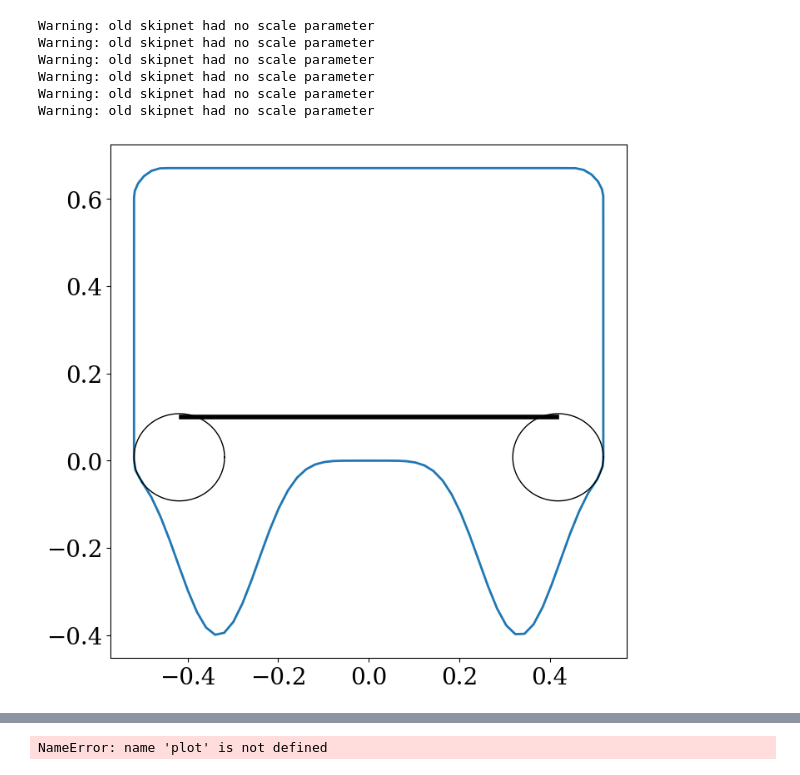
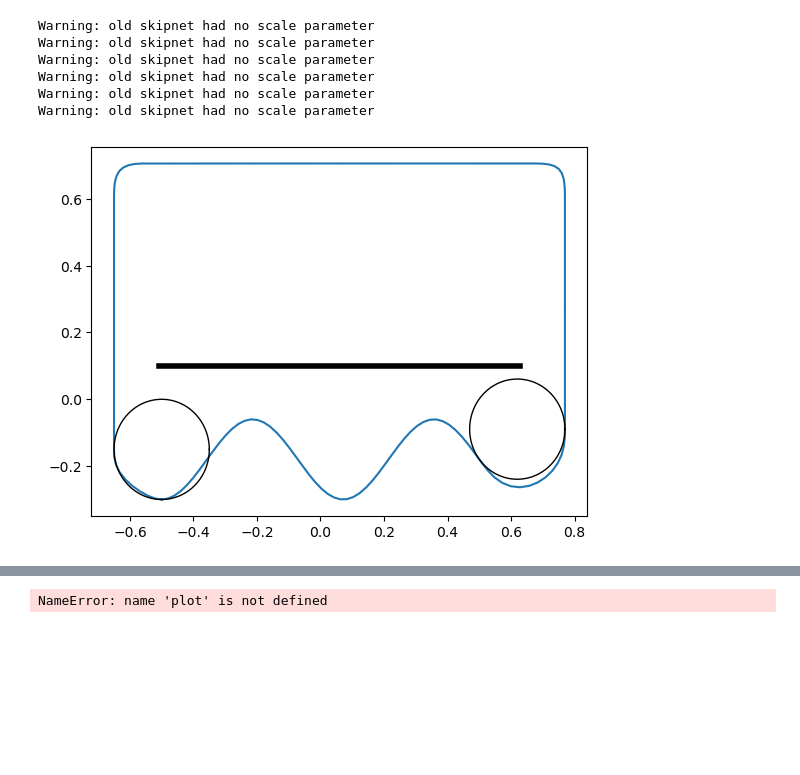
Before and after one commit to emastr/deep-micro-slip-model, a Jupyter notebook: notebooks/part30_paper_runs/test_eval/part33_step3_confidence_interval_general.ipynb, the cells around one changed output, grey strips where cells are left out. Drawn from its saved outputs; the diff is of its cells as text; code cells hidden in the pictures; blank space fills up the shorter version.

Commit message:
mesh plot

```diff
--- a/notebooks/part30_paper_runs/test_eval/part33_step3_confidence_interval_general.ipynb
+++ b/notebooks/part30_paper_runs/test_eval/part33_step3_confidence_interval_general.ipynb
@@ -59,46 +59,49 @@ from boundary_solvers.geometry import RoundedMicroGeomGenericV2, RoundedMicroGeo
 
 _2np = lambda x: x.cpu().detach().numpy()
 
-eps = 0.2
-k = 3.0/0.5
-shift = 0.0*np.pi
-kx = 4.0/0.5
-epsx = 0.1
-func1 = lambda x: x/(0.5*np.pi) - 0.5 - 1j*((1.+np.cos(x*k)))*eps + np.sin((x+shift)*kx)*epsx
-dfunc1 = lambda x: 1/(0.5*np.pi) + 1j*k*np.sin(x*k)*eps + kx*np.cos((x+shift)*kx)*epsx
-ddfunc1 = lambda x: 0.*x + 1j*k**2*np.cos(x*k)*eps - kx**2*np.sin((x+shift)*kx)*epsx
+eps1 = 0.12
+k1 = 3.5/0.5
+func1 = lambda x: x/(0.5*np.pi) - 0.5 - 1j*((1.5+np.cos(x*k1)))*eps1
+dfunc1 = lambda x: 1/(0.5*np.pi) + 1j*k1*np.sin(x*k1)*eps1
+ddfunc1 = lambda x: 0.*x + 1j*k1**2*np.cos(x*k1)*eps1
 
 
 #func = lambda x: x/(0.5*np.pi) - 0.5 + 1j*(-1.0-np.cos(x*k))*eps
 #dfunc = lambda x: 1/(0.5*np.pi) + 1j*k*np.sin(x*k)*eps
 #ddfunc = lambda x: 0.*x + 1j*k**2*np.cos(x*k)*eps
 
 eps2 = 0.05
 k2 = 3.0/0.5
 func2 = lambda x: x/(0.5*np.pi) - 0.5 - 1j*((1.+np.sin(x*k2))**3)*eps2
 dfunc2 = lambda x: 1/(0.5*np.pi) - 1j*3*eps2*k2*np.cos(x*k2)*(1.+np.sin(x*k2))**2
 ddfunc2 = lambda x: 0.*x - 1j*3*eps2*k2*(-k2*np.sin(x*k2)*(1.+np.sin(x*k2))**2 + 2*(k2*np.cos(x*k2))*(1.+np.sin(x*k2))**1)
 
+
+eps = 0.2
+k = 3.0/0.5
+shift = 0.0*np.pi
+kx = 4.0/0.5
+epsx = 0.1
 func3 = lambda x: x/(0.5*np.pi) - 0.5 - 1j*((1.+np.cos(x*k)))*eps + np.sin((x+shift)*kx)*epsx
 dfunc3 = lambda x: 1/(0.5*np.pi) + 1j*k*np.sin(x*k)*eps + kx*np.cos((x+shift)*kx)*epsx
 ddfunc3 = lambda x: 0.*x + 1j*k**2*np.cos(x*k)*eps - kx**2*np.sin((x+shift)*kx)*epsx
 
 #func = lambda x: (-1.8-np.cos(x*k))*eps
 #dfunc = lambda x: k*np.sin(x*k)*eps
 #ddfunc = lambda x: k**2*np.cos(x*k)*eps
 
 center = 0.0 + 1j * 0.1
 height = 0.5
 normal = -1j
-corner_w = 0.1
+corner_w = 0.15
 width = 1.0
 center_x = 0.
 #line_pos = 0.08
 
-geom = RoundedMicroGeomGenericV2(func2, dfunc2, ddfunc2, center, height, normal, corner_w, n_refine=2)
+geom = RoundedMicroGeomGenericV2(func1, dfunc1, ddfunc1, center, height, normal, corner_w, n_refine=2)
 geom.plot(plt.gca(), show_rounded=True)
 # %% [output]
-[figure, old version]
+[figure, new version]
 # %%
 
 fmin_ls = []
```
Also changed, not shown: parts of 3 cells of this notebook, 6 other files.
